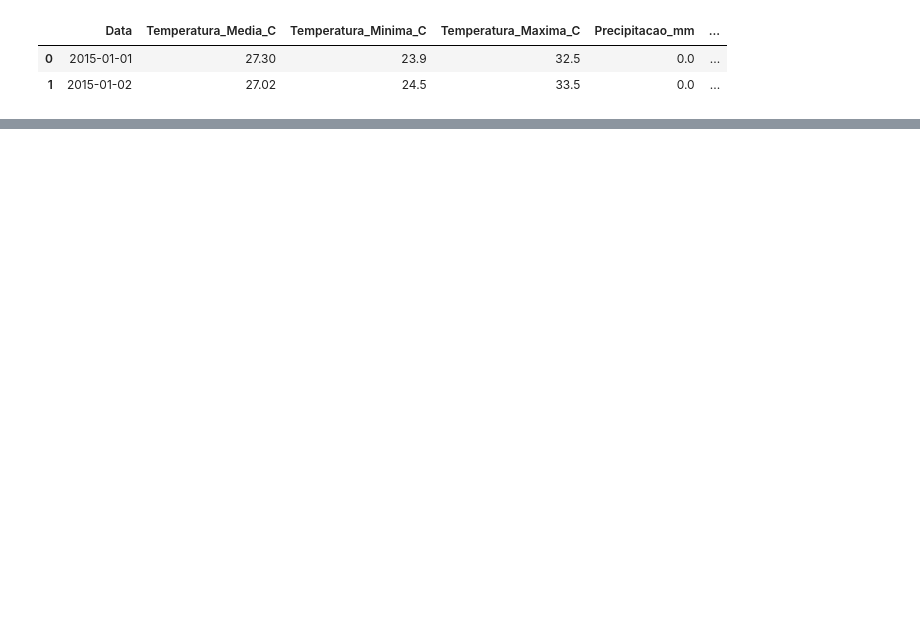
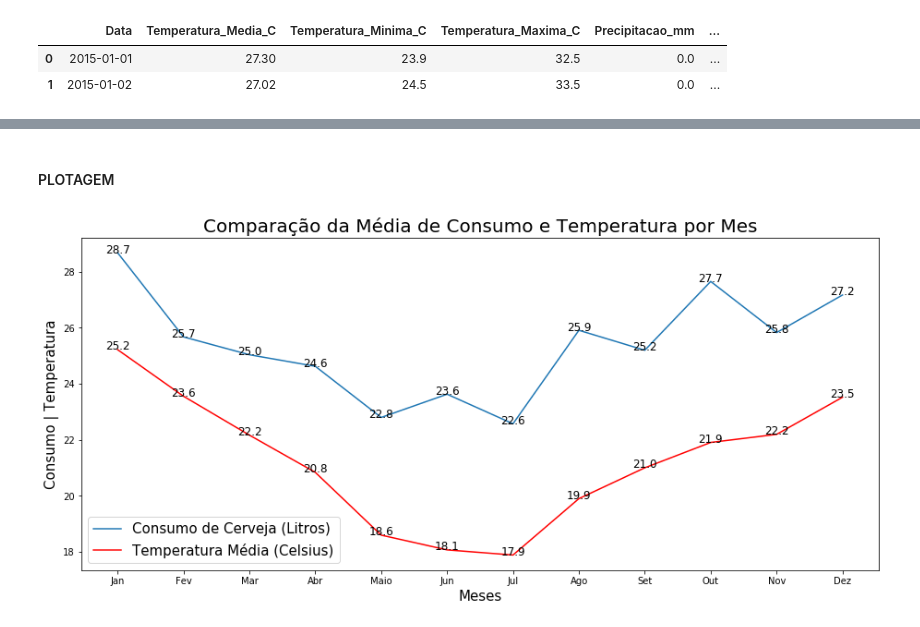
Before and after one commit to rangeljc/DataScience_class, a Jupyter notebook: Tarefa2/Tarefa2_ppca.ipynb, the cells around one changed output, grey strips where cells are left out. Cells and saved outputs as stored; diff of their text form; code cells hidden in the pictures; blank space fills up the shorter version.

```diff
--- a/Tarefa2/Tarefa2_ppca.ipynb
+++ b/Tarefa2/Tarefa2_ppca.ipynb
@@ -53,0 +96,30 @@ plt.show()
+# %%
+temp_mes = dataset.groupby('mes')['Temperatura_Media_C'].mean()
+precip_mes = dataset.groupby('mes')['Precipitacao_mm'].mean()
+consumo_mes = dataset.groupby('mes')['Consumo_de_cerveja_litros'].mean()
+
+consumo_mes.index = ['Jan', 'Fev', 'Mar', 'Abr', 'Maio', 'Jun', 'Jul', 'Ago', 'Set', 'Out', 'Nov', 'Dez']
+indice_mes = range(len(consumo_mes))
+# %% [markdown]
+#### PLOTAGEM
+# %%
+fig = plt.figure(figsize=(12,5))
+eixos = fig.add_axes([0, 0, 1, 1])
+
+eixos.plot(indice_mes, consumo_mes)
+eixos.plot(indice_mes, temp_mes, color='r')
+
+for i in indice_mes:
+    eixos.text(i, consumo_mes[i], consumo_mes[i].round(1), fontsize=12, ha='center')
+    eixos.text(i, temp_mes[i+1], temp_mes[i+1].round(1), fontsize=12, ha='center')
+
+eixos.set_title('Comparação da Média de Consumo e Temperatura por Mes', fontsize=20)
+eixos.set_xlabel('Meses', fontsize=15)
+eixos.set_ylabel('Consumo | Temperatura', fontsize=15)
+eixos.set_xticks(indice_mes)
+eixos.set_xticklabels(consumo_mes.index)
+eixos.legend(['Consumo de Cerveja (Litros)', 'Temperatura Média (Celsius)'], fontsize=15, loc='best')
+
+plt.show()
+# %% [output]
+[figure, added]
```
Also changed, not shown: parts of 17 cells of this notebook, 9 other files.
